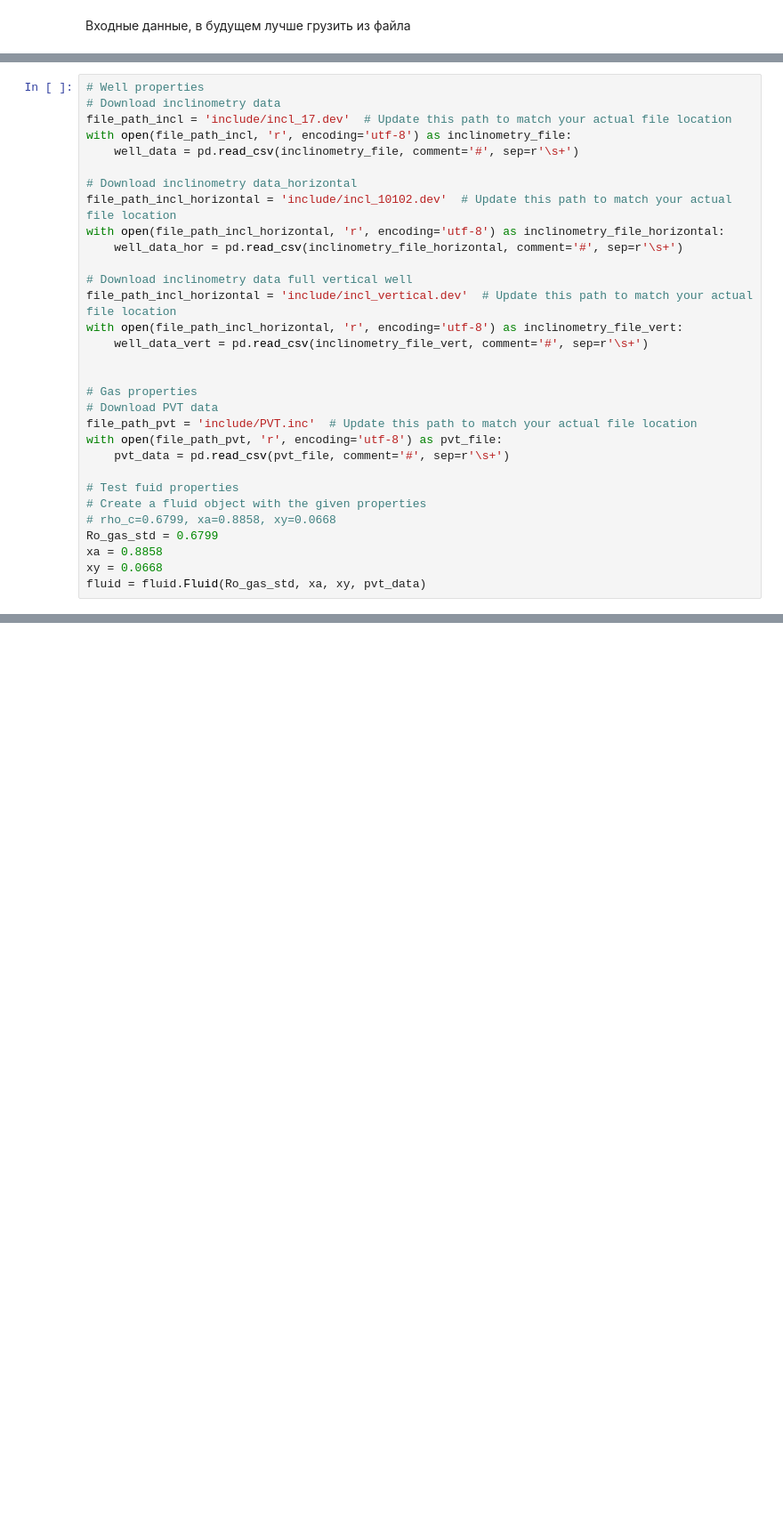
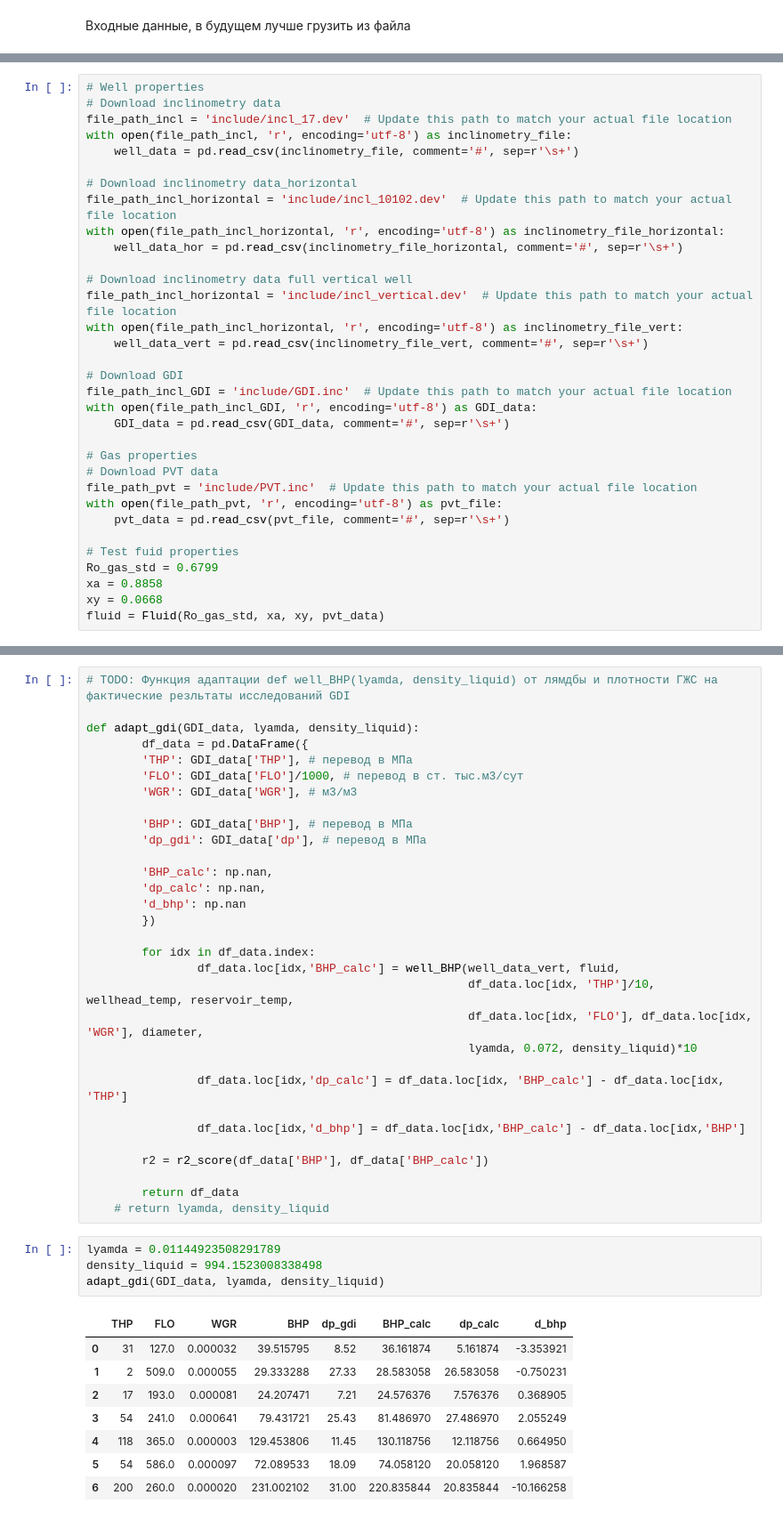
Before and after one commit to Rexihs/vertical_flow_performance, a Jupyter notebook: core.ipynb, the cells around one changed output, grey strips where cells are left out. Shown at 89% size. Cells and saved outputs as stored; diff of their text form; blank space fills up the shorter version.

Commit message:
Исрпавлен скрипт расчёта BHP, добавлен модуль адаптации на исследования, добавлен модуль расчёта VFP в формате dataframe

```diff
--- a/core.ipynb
+++ b/core.ipynb
@@ -91,6 +94,10 @@ file_path_incl_horizontal = 'include/incl_vertical.dev'  # Update this path to m
 with open(file_path_incl_horizontal, 'r', encoding='utf-8') as inclinometry_file_vert:
     well_data_vert = pd.read_csv(inclinometry_file_vert, comment='#', sep=r'\s+')
 
+# Download GDI
+file_path_incl_GDI = 'include/GDI.inc'  # Update this path to match your actual file location
+with open(file_path_incl_GDI, 'r', encoding='utf-8') as GDI_data:
+    GDI_data = pd.read_csv(GDI_data, comment='#', sep=r'\s+')
 
 # Gas properties
 # Download PVT data
@@ -99,9 +106,7 @@ with open(file_path_pvt, 'r', encoding='utf-8') as pvt_file:
     pvt_data = pd.read_csv(pvt_file, comment='#', sep=r'\s+')
 
 # Test fuid properties
-# Create a fluid object with the given properties
-# rho_c=0.6799, xa=0.8858, xy=0.0668
 Ro_gas_std = 0.6799
 xa = 0.8858
 xy = 0.0668
-fluid = fluid.Fluid(Ro_gas_std, xa, xy, pvt_data)
+fluid = Fluid(Ro_gas_std, xa, xy, pvt_data)
@@ -380,0 +214,44 @@ plt.plot(well_properties_bhp['Dp_dz'],well_properties_bhp['MD'])
+# %%
+# TODO: Функция адаптации def well_BHP(lyamda, density_liquid) от лямдбы и плотности ГЖС на фактические резльтаты исследований GDI
+
+def adapt_gdi(GDI_data, lyamda, density_liquid):
+        df_data = pd.DataFrame({
+        'THP': GDI_data['THP'], # перевод в МПа
+        'FLO': GDI_data['FLO']/1000, # перевод в ст. тыс.м3/сут
+        'WGR': GDI_data['WGR'], # м3/м3
+
+        'BHP': GDI_data['BHP'], # перевод в МПа
+        'dp_gdi': GDI_data['dp'], # перевод в МПа
+
+        'BHP_calc': np.nan,
+        'dp_calc': np.nan,
+        'd_bhp': np.nan
+        })
+
+        for idx in df_data.index:
+                df_data.loc[idx,'BHP_calc'] = well_BHP(well_data_vert, fluid,
+                                                       df_data.loc[idx, 'THP']/10, wellhead_temp, reservoir_temp,
+                                                       df_data.loc[idx, 'FLO'], df_data.loc[idx, 'WGR'], diameter,
+                                                       lyamda, 0.072, density_liquid)*10
+
+                df_data.loc[idx,'dp_calc'] = df_data.loc[idx, 'BHP_calc'] - df_data.loc[idx, 'THP']
+
+                df_data.loc[idx,'d_bhp'] = df_data.loc[idx,'BHP_calc'] - df_data.loc[idx,'BHP']
+
+        r2 = r2_score(df_data['BHP'], df_data['BHP_calc'])
+
+        return df_data
+    # return lyamda, density_liquid
+# %%
+lyamda = 0.01144923508291789
+density_liquid = 994.1523008338498
+adapt_gdi(GDI_data, lyamda, density_liquid)
+# %% [output]
+|  | THP | FLO | WGR | BHP | dp_gdi | BHP_calc | dp_calc | d_bhp |
+| 0 | 31 | 127.0 | 0.000032 | 39.515795 | 8.52 | 36.161874 | 5.161874 | -3.353921 |
+| 1 | 2 | 509.0 | 0.000055 | 29.333288 | 27.33 | 28.583058 | 26.583058 | -0.750231 |
+| 2 | 17 | 193.0 | 0.000081 | 24.207471 | 7.21 | 24.576376 | 7.576376 | 0.368905 |
+| 3 | 54 | 241.0 | 0.000641 | 79.431721 | 25.43 | 81.486970 | 27.486970 | 2.055249 |
+| 4 | 118 | 365.0 | 0.000003 | 129.453806 | 11.45 | 130.118756 | 12.118756 | 0.664950 |
+| 5 | 54 | 586.0 | 0.000097 | 72.089533 | 18.09 | 74.058120 | 20.058120 | 1.968587 |
+| 6 | 200 | 260.0 | 0.000020 | 231.002102 | 31.00 | 220.835844 | 20.835844 | -10.166258 |
```
Also changed, not shown: parts of 21 cells of this notebook.
